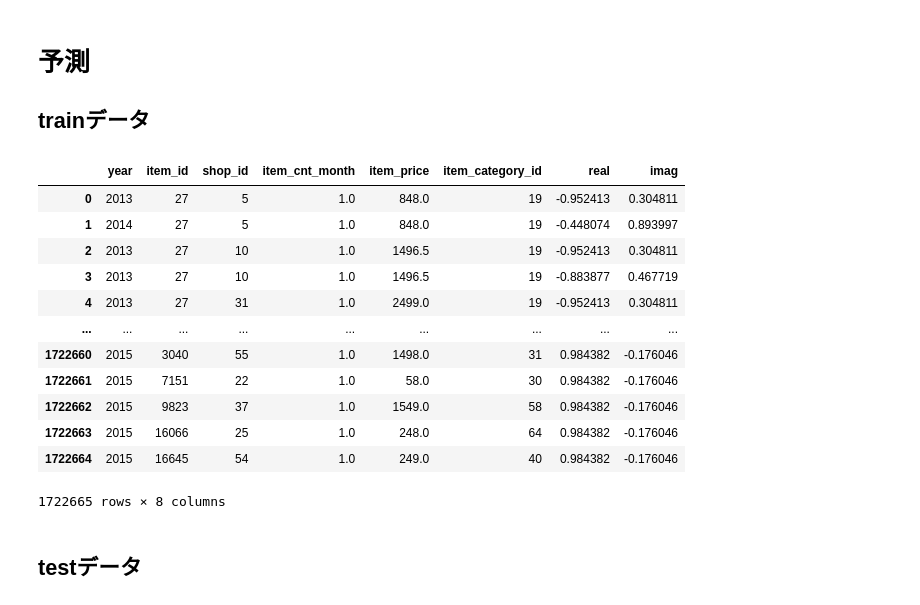
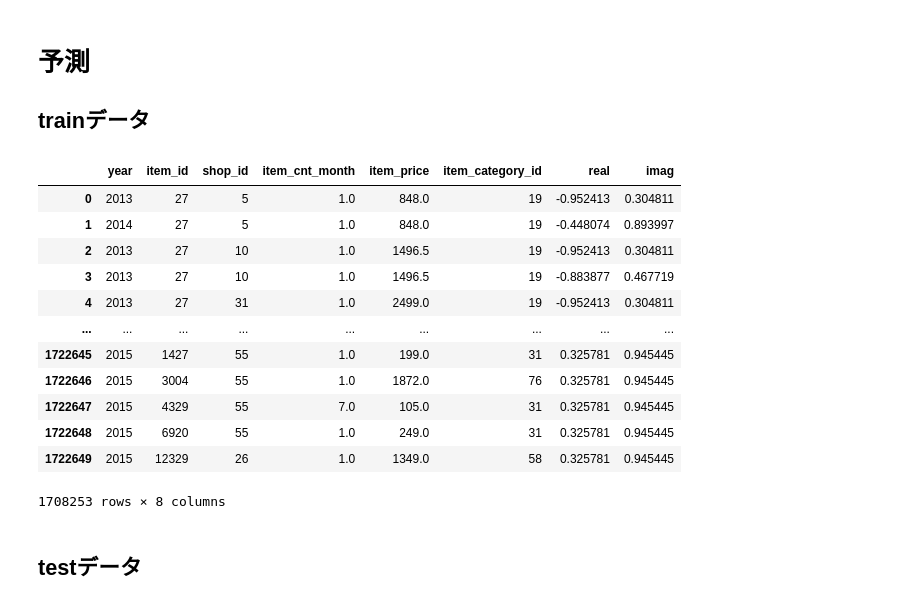
Before and after one commit to Laplusdestiny/-kaggle-Predict-Future-Sales, a Jupyter notebook: Predict-Future-Sales-01.ipynb, the cells around one changed output. Drawn from its saved outputs; the diff is of its cells as text; code cells hidden in the pictures.

```diff
--- a/Predict-Future-Sales-01.ipynb
+++ b/Predict-Future-Sales-01.ipynb
@@ -440,28 +473,31 @@ data["item_cat"].head()
 # %%
 train_gb = data["train2"].groupby(["year", "month", "item_id", "shop_id"])["item_cnt_day"].sum()
 train_gb.index.names = ["year", "month", "item_id", "shop_id"]
 train_gb = train_gb.reset_index().rename(columns={"item_cnt_day": "item_cnt_month"})
 train_gb = train_gb.merge(item_price, on=["item_id", "shop_id"])
 items = copy(data["items"]).drop("item_name", axis=1)
 train_gb = train_gb.merge(items, on="item_id")
 train_gb["real"] = train_gb["month"].apply(month2real)
 train_gb["imag"] = train_gb["month"].apply(month2imag)
+val = train_gb.query("year==2015 & month==12")
+train_gb = train_gb.query("~(year==2015 & month==12)")
 train_gb = train_gb.drop("month", axis=1)
+val = val.drop("month", axis=1)
 train_gb
 # %% [output]
 |  | year | item_id | shop_id | item_cnt_month | item_price | item_category_id | real | imag |
 | 0 | 2013 | 27 | 5 | 1.0 | 848.0 | 19 | -0.952413 | 0.304811 |
 | 1 | 2014 | 27 | 5 | 1.0 | 848.0 | 19 | -0.448074 | 0.893997 |
 | 2 | 2013 | 27 | 10 | 1.0 | 1496.5 | 19 | -0.952413 | 0.304811 |
 | 3 | 2013 | 27 | 10 | 1.0 | 1496.5 | 19 | -0.883877 | 0.467719 |
 | 4 | 2013 | 27 | 31 | 1.0 | 2499.0 | 19 | -0.952413 | 0.304811 |
 | ... | ... | ... | ... | ... | ... | ... | ... | ... |
-| 1722660 | 2015 | 3040 | 55 | 1.0 | 1498.0 | 31 | 0.984382 | -0.176046 |
-| 1722661 | 2015 | 7151 | 22 | 1.0 | 58.0 | 30 | 0.984382 | -0.176046 |
-| 1722662 | 2015 | 9823 | 37 | 1.0 | 1549.0 | 58 | 0.984382 | -0.176046 |
-| 1722663 | 2015 | 16066 | 25 | 1.0 | 248.0 | 64 | 0.984382 | -0.176046 |
-| 1722664 | 2015 | 16645 | 54 | 1.0 | 249.0 | 40 | 0.984382 | -0.176046 |
+| 1722645 | 2015 | 1427 | 55 | 1.0 | 199.0 | 31 | 0.325781 | 0.945445 |
+| 1722646 | 2015 | 3004 | 55 | 1.0 | 1872.0 | 76 | 0.325781 | 0.945445 |
+| 1722647 | 2015 | 4329 | 55 | 7.0 | 105.0 | 31 | 0.325781 | 0.945445 |
+| 1722648 | 2015 | 6920 | 55 | 1.0 | 249.0 | 31 | 0.325781 | 0.945445 |
+| 1722649 | 2015 | 12329 | 26 | 1.0 | 1349.0 | 58 | 0.325781 | 0.945445 |
-1722665 rows × 8 columns
+1708253 rows × 8 columns
 # %% [markdown]
 ## testデータ
 # %%
```
Also changed, not shown: parts of 24 cells of this notebook, 1 other file.
